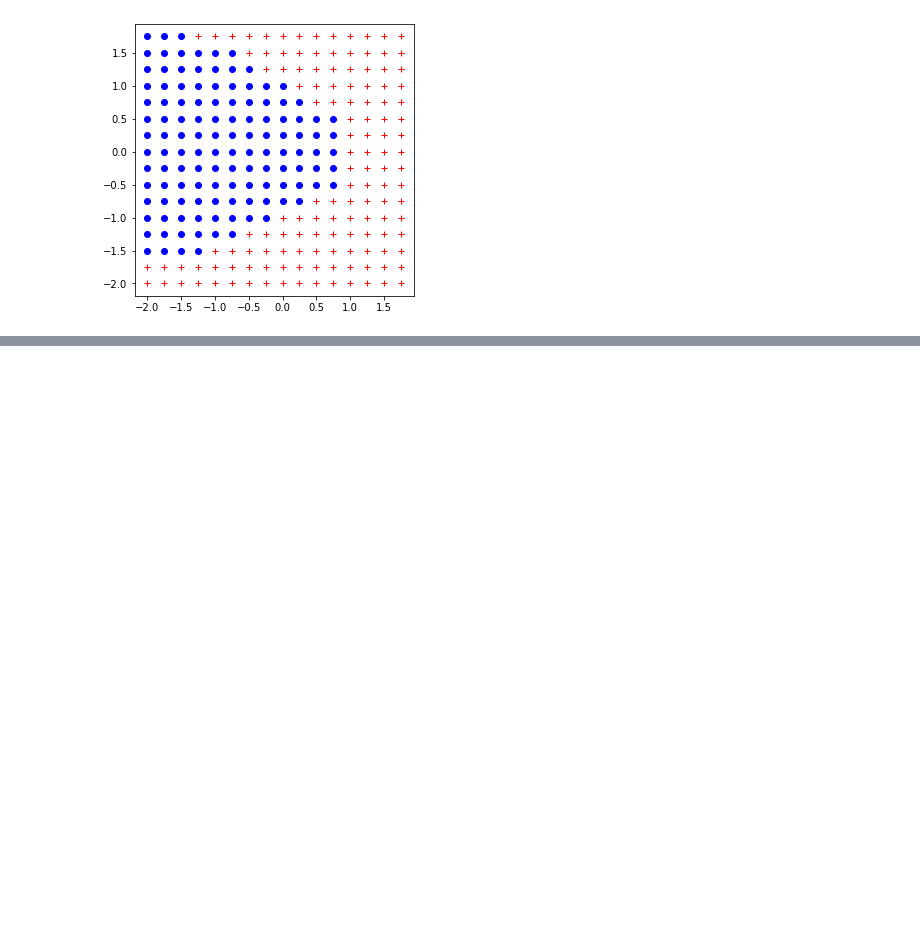
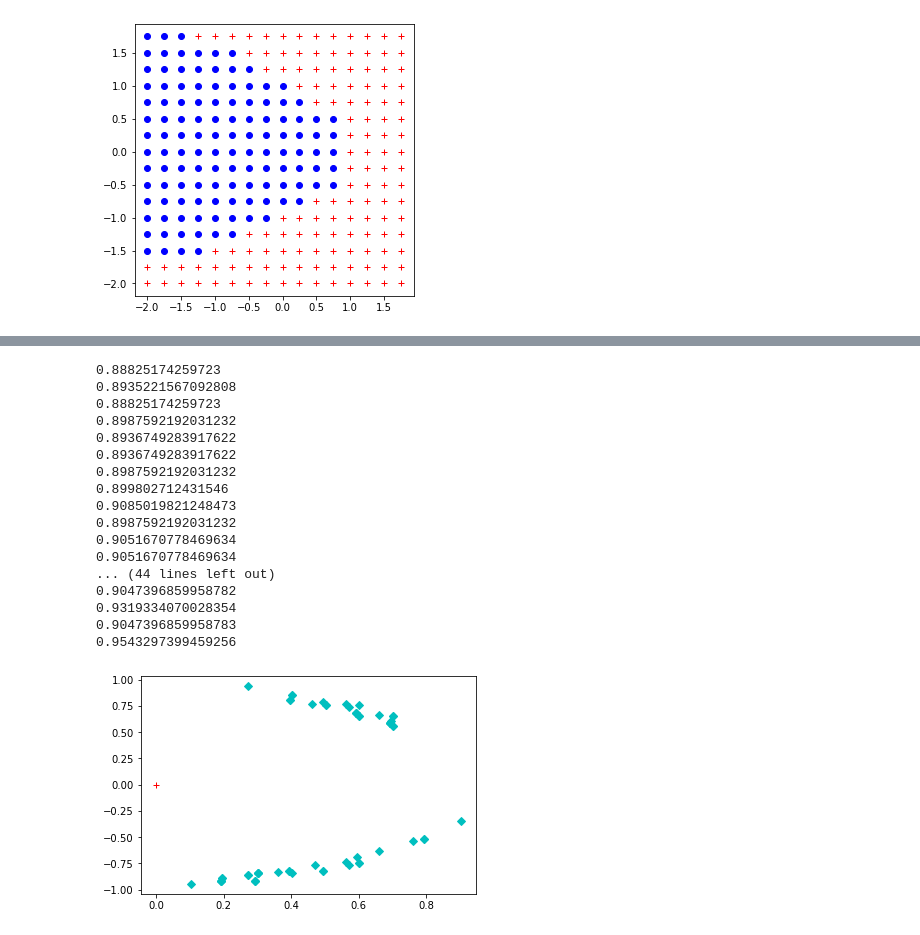
Before and after one commit to spkell/DFEST-Explainability, a Jupyter notebook: DeepFM-IntOnly.ipynb, the cells around one changed output, grey strips where cells are left out. Saved outputs shown, nothing was run; the diff lists cells and outputs as text; code cells hidden in the pictures; blank space fills up the shorter version.

```diff
--- a/DeepFM-IntOnly.ipynb
+++ b/DeepFM-IntOnly.ipynb
@@ -640,0 +779,24 @@ for i in steps:
+# %%
+plt.plot(source_feats[0],source_feats[1],'r+')
+for point in discovered[:60]:
+    print(point.f_cost)
+    plt.plot(point.position[0],point.position[1],'cD')
+# %% [output]
+0.88825174259723
+0.8935221567092808
+0.88825174259723
+0.8987592192031232
+0.8936749283917622
+0.8936749283917622
+0.8987592192031232
+0.899802712431546
+0.9085019821248473
+0.8987592192031232
+0.9051670778469634
+0.9051670778469634
+... (44 lines left out)
+0.9047396859958782
+0.9319334070028354
+0.9047396859958783
+0.9543297399459256
+[figure, added]
```
Also changed, not shown: parts of 10 cells of this notebook.
